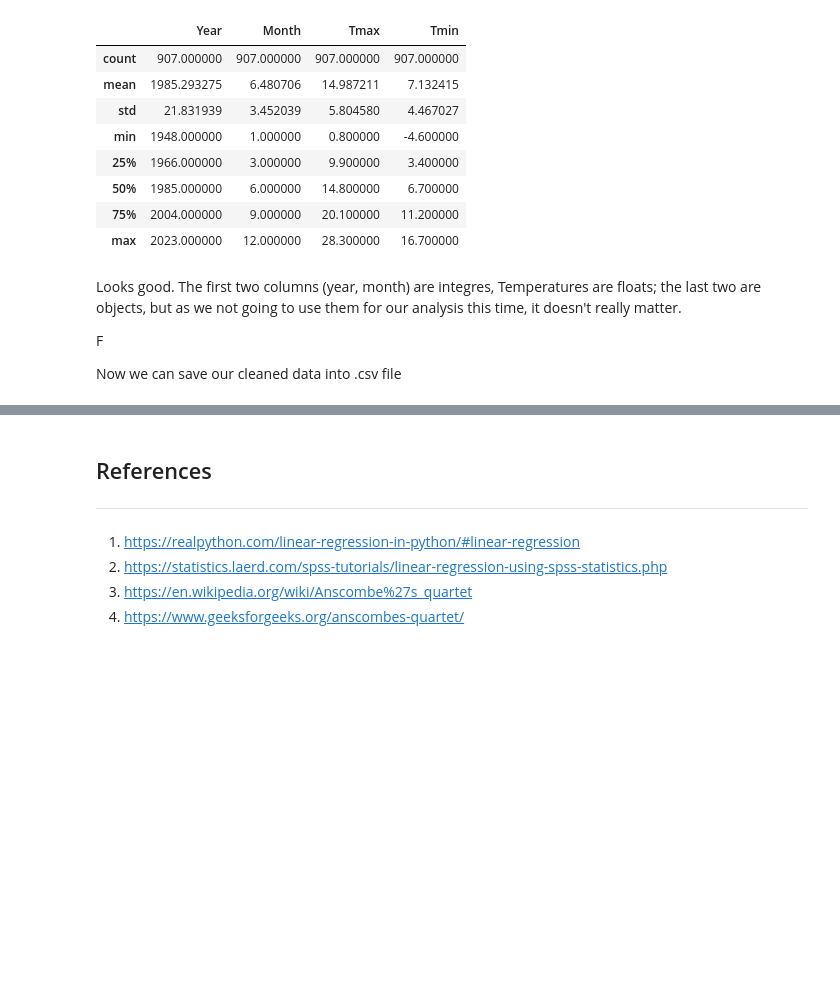
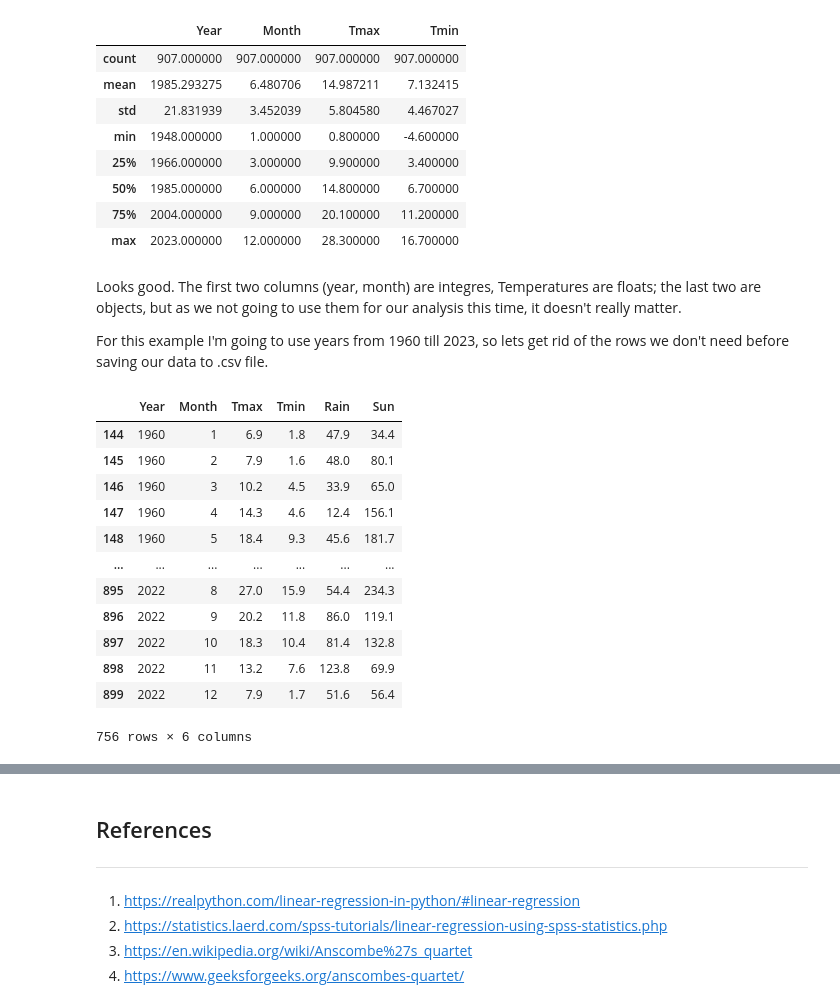
Before and after one commit to angelinka/machine_learning_assessment, a Jupyter notebook: regression.ipynb, the cells around one changed output, grey strips where cells are left out. Drawn from its saved outputs; the diff is of its cells as text; code cells hidden in the pictures; blank space fills up the shorter version.

Commit message:
Completed first example for regression

```diff
--- a/regression.ipynb
+++ b/regression.ipynb
@@ -426,6 +426,4 @@ df.describe()
 # %% [markdown]
 Looks good. The first two columns (year, month) are integres, Temperatures are floats; the last two are objects, but as we not going to use them for our analysis this time, it doesn't really matter.
 
-F
-
-Now we can save our cleaned data into .csv file
+For this example I'm going to use years from 1960 till 2023, so lets get rid of the rows we don't need before saving our data to .csv file.
@@ -433,0 +430,18 @@ df.to_csv('data/weather.csv')
+# %%
+rslt_df = df[(df['Year'] >1959) &
+          (df['Year'] < 2023)]
+rslt_df
+# %% [output]
+|  | Year | Month | Tmax | Tmin | Rain | Sun |
+| 144 | 1960 | 1 | 6.9 | 1.8 | 47.9 | 34.4 |
+| 145 | 1960 | 2 | 7.9 | 1.6 | 48.0 | 80.1 |
+| 146 | 1960 | 3 | 10.2 | 4.5 | 33.9 | 65.0 |
+| 147 | 1960 | 4 | 14.3 | 4.6 | 12.4 | 156.1 |
+| 148 | 1960 | 5 | 18.4 | 9.3 | 45.6 | 181.7 |
+| ... | ... | ... | ... | ... | ... | ... |
+| 895 | 2022 | 8 | 27.0 | 15.9 | 54.4 | 234.3 |
+| 896 | 2022 | 9 | 20.2 | 11.8 | 86.0 | 119.1 |
+| 897 | 2022 | 10 | 18.3 | 10.4 | 81.4 | 132.8 |
+| 898 | 2022 | 11 | 13.2 | 7.6 | 123.8 | 69.9 |
+| 899 | 2022 | 12 | 7.9 | 1.7 | 51.6 | 56.4 |
+756 rows × 6 columns
```
Also changed, not shown: parts of 11 cells of this notebook, 1 other file.
